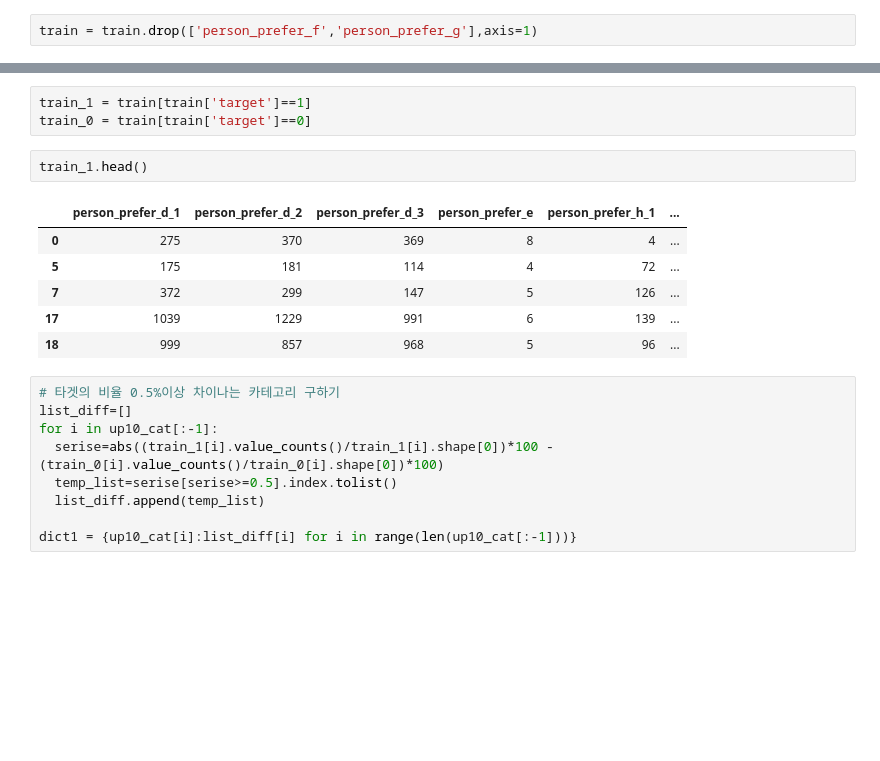
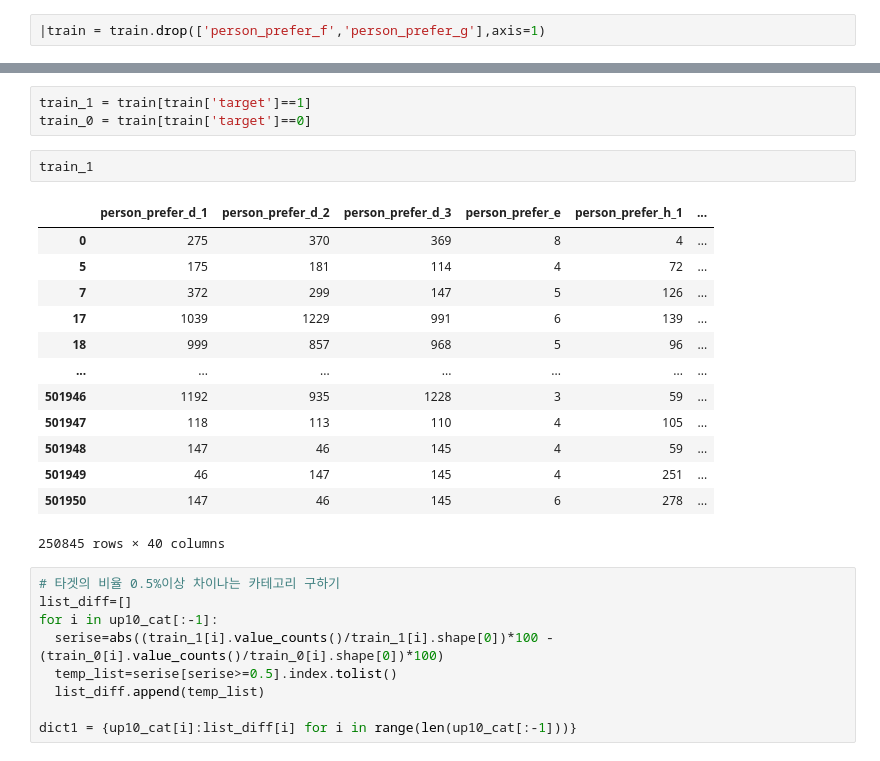
Before and after one commit to fenzhantw/Dacon_jobcare_recommend, a Jupyter notebook: feature_engineering/feature_engineering.ipynb, the cells around one changed output, grey strips where cells are left out. Saved outputs shown, nothing was run; the diff lists cells and outputs as text; blank space fills up the shorter version.

```diff
--- a/feature_engineering/feature_engineering.ipynb
+++ b/feature_engineering/feature_engineering.ipynb
@@ -84,5 +91,5 @@ train.head()
 # %%
-train = train.drop(['person_prefer_f','person_prefer_g'],axis=1)
+|train = train.drop(['person_prefer_f','person_prefer_g'],axis=1)
 # %% [markdown]
 # feature engineering
 # %%
@@ -114,14 +142,21 @@ train.head()
 train_1 = train[train['target']==1]
 train_0 = train[train['target']==0]
 # %%
-train_1.head()
+train_1
 # %% [output]
 |  | person_prefer_d_1 | person_prefer_d_2 | person_prefer_d_3 | person_prefer_e | person_prefer_h_1 | ... |
 | 0 | 275 | 370 | 369 | 8 | 4 | ... |
 | 5 | 175 | 181 | 114 | 4 | 72 | ... |
 | 7 | 372 | 299 | 147 | 5 | 126 | ... |
 | 17 | 1039 | 1229 | 991 | 6 | 139 | ... |
 | 18 | 999 | 857 | 968 | 5 | 96 | ... |
+| ... | ... | ... | ... | ... | ... | ... |
+| 501946 | 1192 | 935 | 1228 | 3 | 59 | ... |
+| 501947 | 118 | 113 | 110 | 4 | 105 | ... |
+| 501948 | 147 | 46 | 145 | 4 | 59 | ... |
+| 501949 | 46 | 147 | 145 | 4 | 251 | ... |
+| 501950 | 147 | 46 | 145 | 6 | 278 | ... |
+250845 rows × 40 columns
 # %%
 # 타겟의 비율 0.5%이상 차이나는 카테고리 구하기
 list_diff=[]
```
Also changed, not shown: parts of 8 cells of this notebook.
